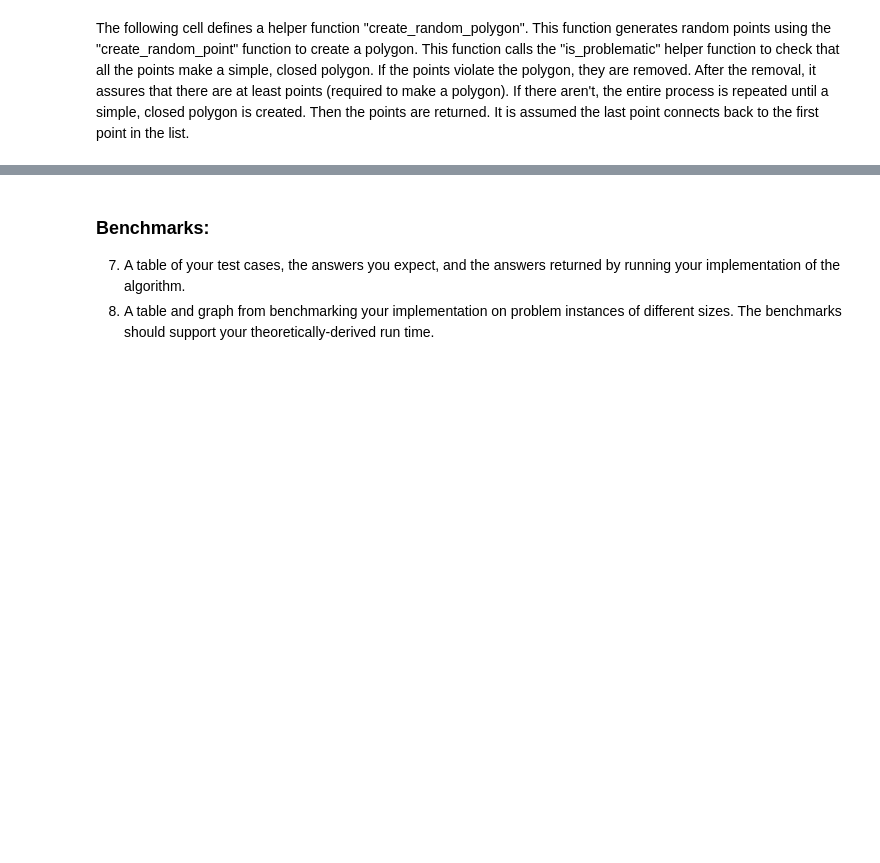
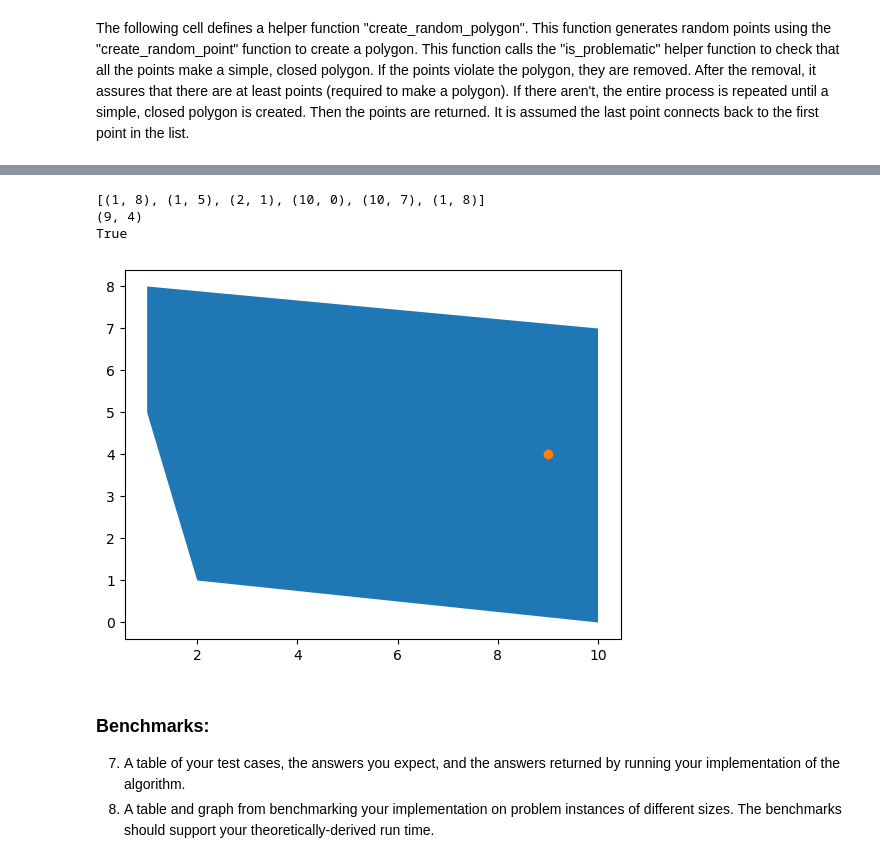
Before and after one commit to ThomasBenzshawel/lab2_newAlgo, a Jupyter notebook: bley_benzshawel_lab02.ipynb, the cells around one changed output, grey strips where cells are left out. Drawn from its saved outputs; the diff is of its cells as text; code cells hidden in the pictures; blank space fills up the shorter version.

Commit message:
Done for convex polygons

```diff
--- a/bley_benzshawel_lab02.ipynb
+++ b/bley_benzshawel_lab02.ipynb
@@ -172,5 +158,5 @@ plt.fill(xs, ys)
 # %%
-def is_inside(master_point, polygon):
+def is_inside(master_point: tuple, polygon: list):
     """
     This method determines if a master point is inside or outside a polygon (a list of (x, y) coordinates).
     It does this by implementing the TODO
@@ -179,6 +165,36 @@ def is_inside(master_point, polygon):
                     (Last point connects back to the first point.)
     :return: True if the master point is inside the polygon. False otherwise.
     """
-    return False
+    intersection_y = 0
+    intersection_x = 0
+
+    for point1, point2 in zip(polygon, polygon[1:]):
+
+        # print(master_point)
+        # print(point1, "point 1")
+        # print(point2, "point 2")
+        if  point1[0] <= master_point[0] <= point2[0] or point1[0] >= master_point[0] >= point2[0]:
+            intersection_y= intersection_y + 1
+            # print("x in!")
+        if point1[1] <= master_point[1] <= point2[1] or point1[1] >= master_point[1] >= point2[1]:
+            intersection_x = intersection_x + 1
+            # print("y in!")
+
+    return (intersection_y > 0 and intersection_y % 2 == 0) and (intersection_x > 0 and intersection_x % 2 == 0)
 # %%
-is_inside(create_random_point(), [0,0])
+testing_polygon = create_random_polygon(5)
+print(testing_polygon)
+
+x, y = zip(*testing_polygon)
+plt.fill(x, y)
+point = create_random_point()
+print(point)
+plt.scatter(point[0], point[1], cmap="red")
+
+print(is_inside(point, testing_polygon))
+plt.show()
+# %% [output]
+[(1, 8), (1, 5), (2, 1), (10, 0), (10, 7), (1, 8)]
+(9, 4)
+True
+[figure, added]
```
Also changed, not shown: parts of 4 cells of this notebook.
